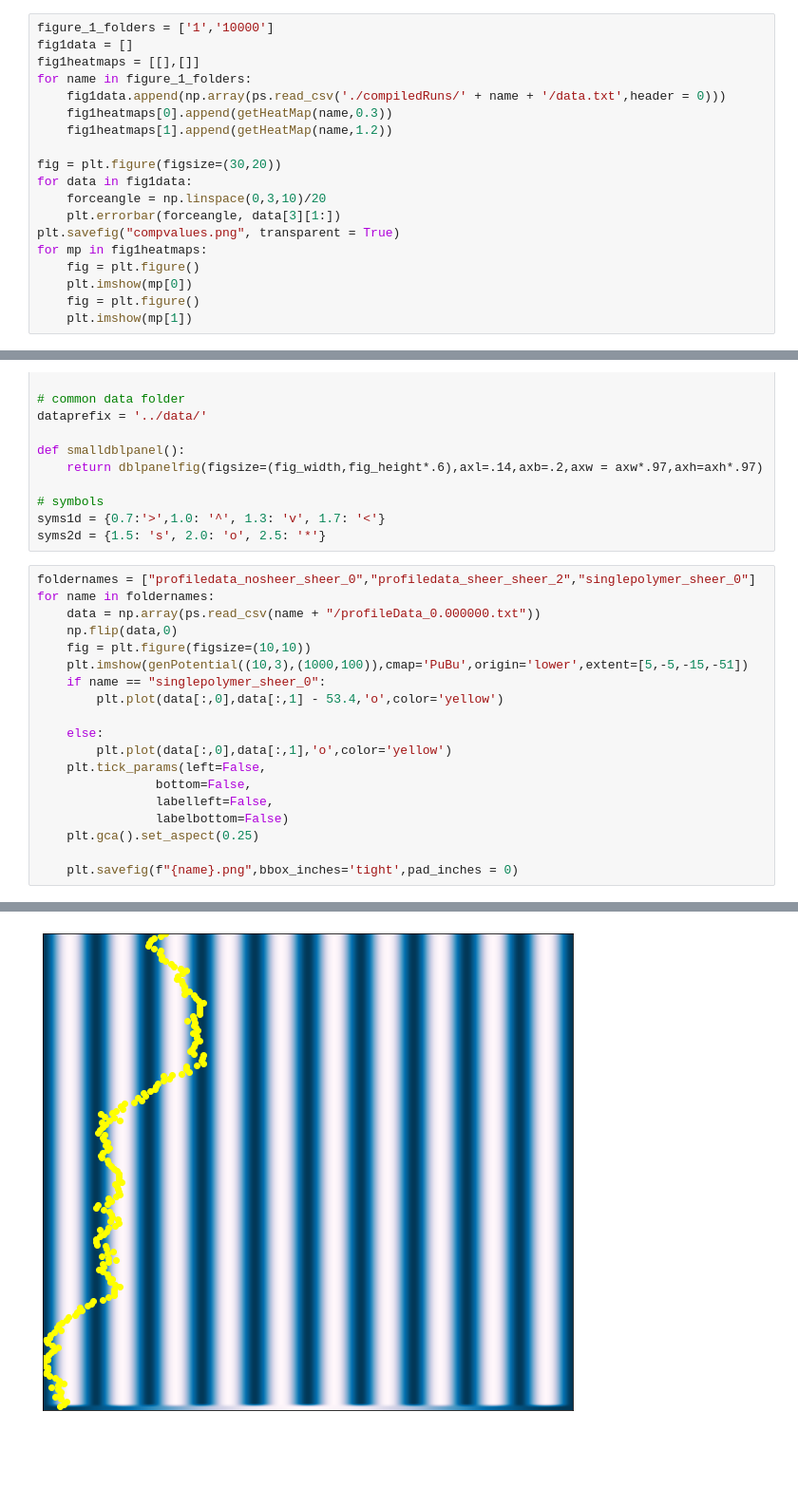
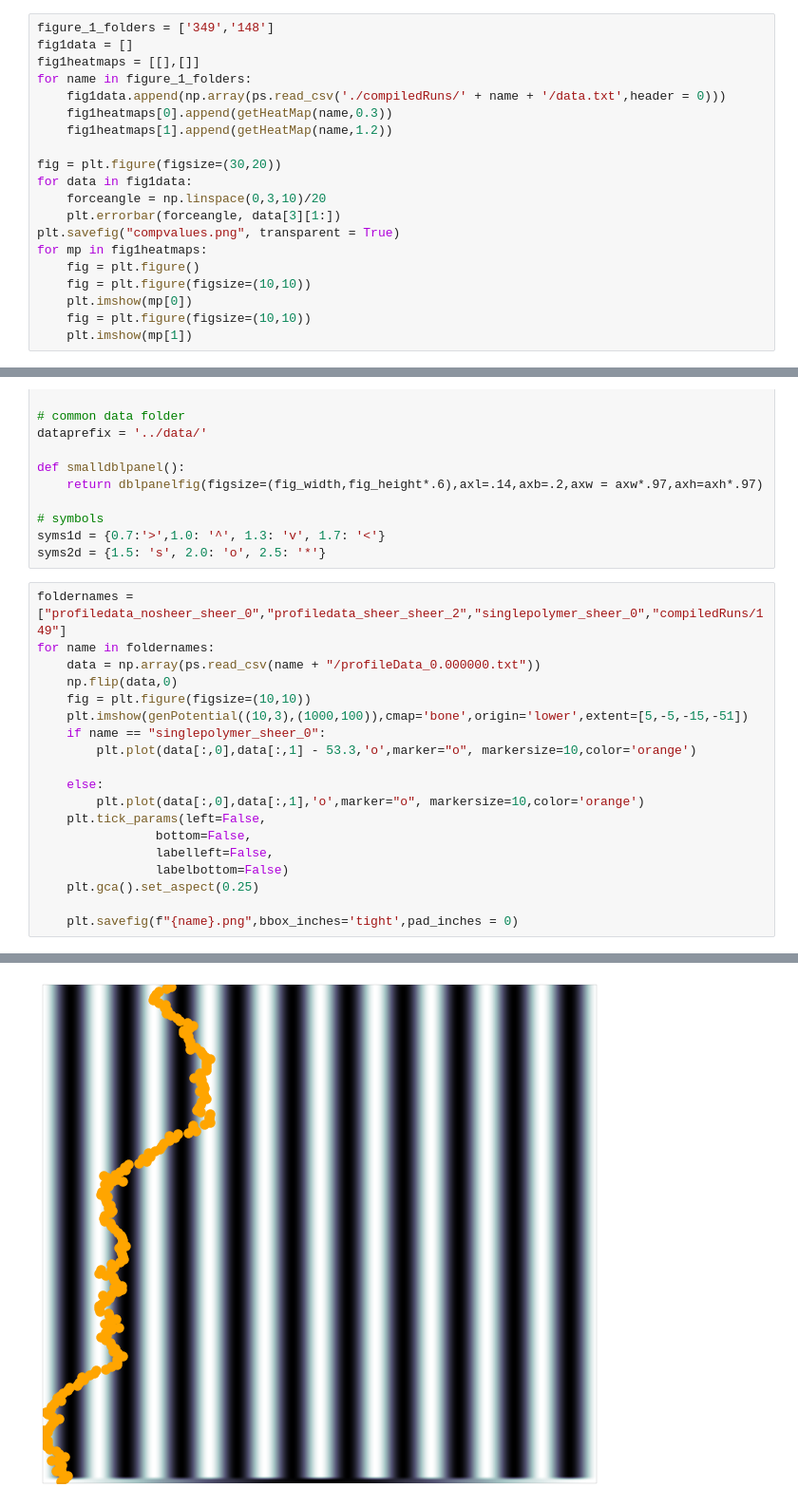
Before and after one commit to LevoSpacewars/Polymer-Tilt, a Jupyter notebook: graphs.ipynb, the cells around one changed output, grey strips where cells are left out. Shown: that part at 95% size. Drawn from its saved outputs; the diff is of its cells as text; blank space fills up the shorter version.

```diff
--- a/graphs.ipynb
+++ b/graphs.ipynb
@@ -37,5 +21,5 @@ The animation.avconv_args rcparam was deprecated in Matplotlib 3.3 and will be r
 # %%
-figure_1_folders = ['1','10000']
+figure_1_folders = ['349','148']
 fig1data = []
 fig1heatmaps = [[],[]]
 for name in figure_1_folders:
@@ -50,7 +34,8 @@ for data in fig1data:
 plt.savefig("compvalues.png", transparent = True)
 for mp in fig1heatmaps:
     fig = plt.figure()
+    fig = plt.figure(figsize=(10,10))
     plt.imshow(mp[0])
-    fig = plt.figure()
+    fig = plt.figure(figsize=(10,10))
     plt.imshow(mp[1])
 # %% [output]
@@ -166,17 +153,17 @@ def smalldblpanel():
 syms1d = {0.7:'>',1.0: '^', 1.3: 'v', 1.7: '<'}
 syms2d = {1.5: 's', 2.0: 'o', 2.5: '*'}
 # %%
-foldernames = ["profiledata_nosheer_sheer_0","profiledata_sheer_sheer_2","singlepolymer_sheer_0"]
+foldernames = ["profiledata_nosheer_sheer_0","profiledata_sheer_sheer_2","singlepolymer_sheer_0","compiledRuns/149"]
 for name in foldernames:
     data = np.array(ps.read_csv(name + "/profileData_0.000000.txt"))
     np.flip(data,0)
     fig = plt.figure(figsize=(10,10))
-    plt.imshow(genPotential((10,3),(1000,100)),cmap='PuBu',origin='lower',extent=[5,-5,-15,-51])
+    plt.imshow(genPotential((10,3),(1000,100)),cmap='bone',origin='lower',extent=[5,-5,-15,-51])
     if name == "singlepolymer_sheer_0":
-        plt.plot(data[:,0],data[:,1] - 53.4,'o',color='yellow')
+        plt.plot(data[:,0],data[:,1] - 53.3,'o',marker="o", markersize=10,color='orange')
 
     else:
-        plt.plot(data[:,0],data[:,1],'o',color='yellow')
+        plt.plot(data[:,0],data[:,1],'o',marker="o", markersize=10,color='orange')
     plt.tick_params(left=False,
                 bottom=False,
                 labelleft=False,
@@ -190,4 +177,4 @@ for name in foldernames:
-[figure, old version]
+[figure, new version]
 # %%
 plt.imshow(genPotential((10,3),(100,100)),cmap='gray',origin='lower',extent=[5,-5,-15,-50])
 # %% [output]
```
Also changed, not shown: parts of 7 cells of this notebook, 1 other file.
